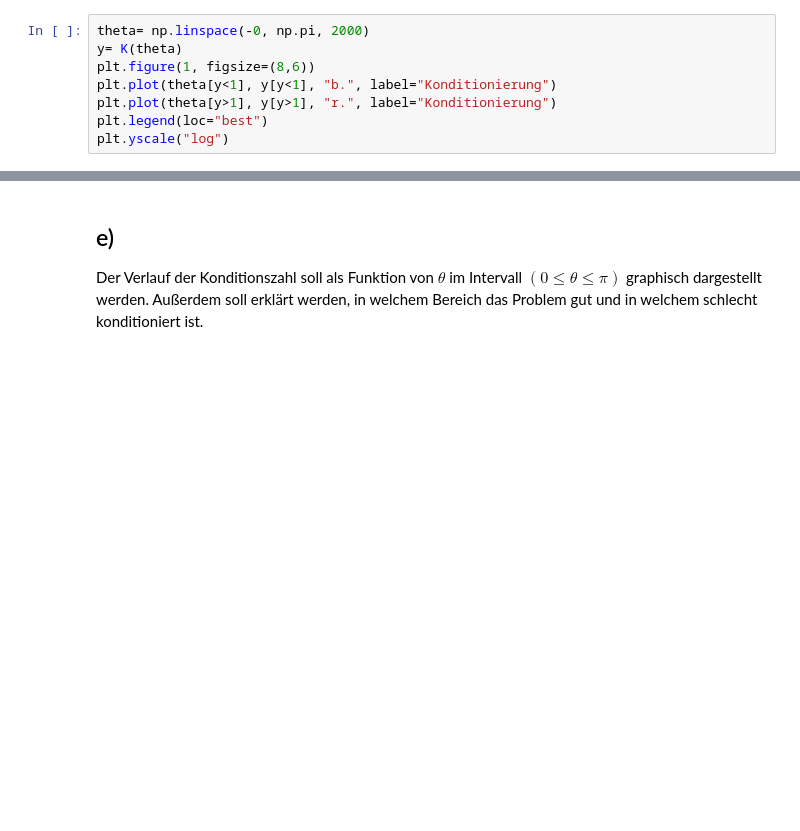
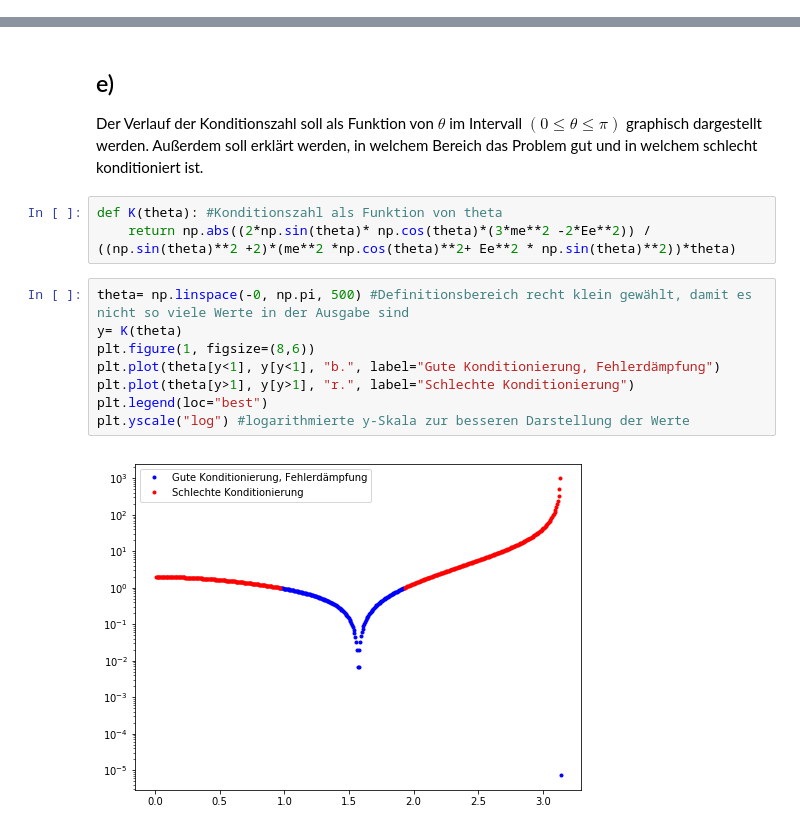
Before and after one commit to jpwgnr/SMD_Abgaben, a Jupyter notebook: Blatt1/blatt1.ipynb, the cells around one changed output, grey strips where cells are left out. Cells and saved outputs as stored; diff of their text form; blank space fills up the shorter version.

Commit message:
Soweit fertig, bis auf kleine Korrekturen, wenn alle einverstanden sind :D

```diff
--- a/Blatt1/blatt1.ipynb
+++ b/Blatt1/blatt1.ipynb
@@ -130,8 +139,0 @@ def K(theta):
-# %%
-theta= np.linspace(-0, np.pi, 2000)
-y= K(theta)
-plt.figure(1, figsize=(8,6))
-plt.plot(theta[y<1], y[y<1], "b.", label="Konditionierung")
-plt.plot(theta[y>1], y[y>1], "r.", label="Konditionierung")
-plt.legend(loc="best")
-plt.yscale("log")
@@ -141,3 +148,16 @@ plt.yscale("log")
 ## e)
 
 Der Verlauf der Konditionszahl soll als Funktion von $\theta$ im Intervall $(0 \leq \theta \leq \pi )$ graphisch dargestellt werden. Außerdem soll erklärt werden, in welchem Bereich das Problem gut und in welchem schlecht konditioniert ist.
+# %%
+def K(theta): #Konditionszahl als Funktion von theta
+    return np.abs((2*np.sin(theta)* np.cos(theta)*(3*me**2 -2*Ee**2)) / ((np.sin(theta)**2 +2)*(me**2 *np.cos(theta)**2+ Ee**2 * np.sin(theta)**2))*theta)
+# %%
+theta= np.linspace(-0, np.pi, 500) #Definitionsbereich recht klein gewählt, damit es nicht so viele Werte in der Ausgabe sind
+y= K(theta)
+plt.figure(1, figsize=(8,6))
+plt.plot(theta[y<1], y[y<1], "b.", label="Gute Konditionierung, Fehlerdämpfung")
+plt.plot(theta[y>1], y[y>1], "r.", label="Schlechte Konditionierung")
+plt.legend(loc="best")
+plt.yscale("log") #logarithmierte y-Skala zur besseren Darstellung der Werte
+# %% [output]
+[figure, added]
```
Also changed, not shown: parts of 17 cells of this notebook, 1 other file.
